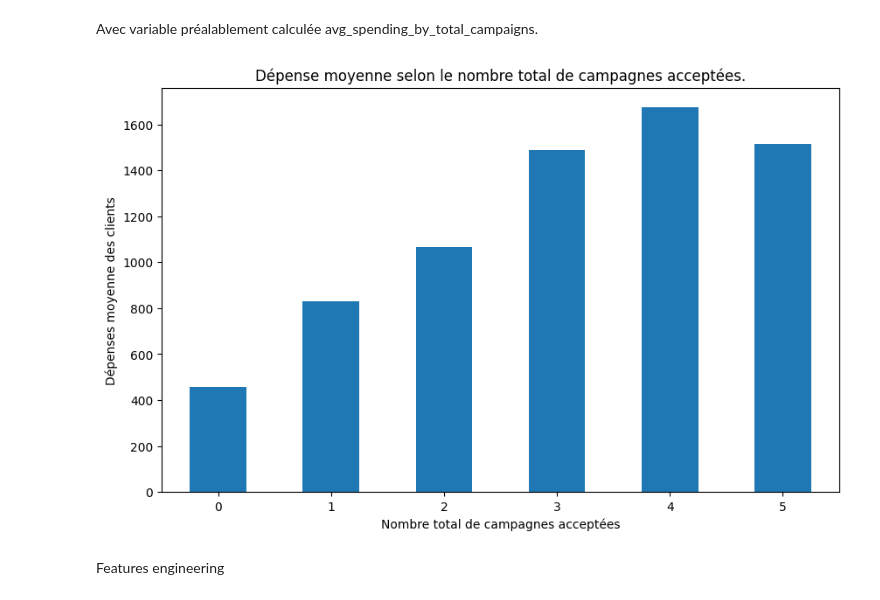
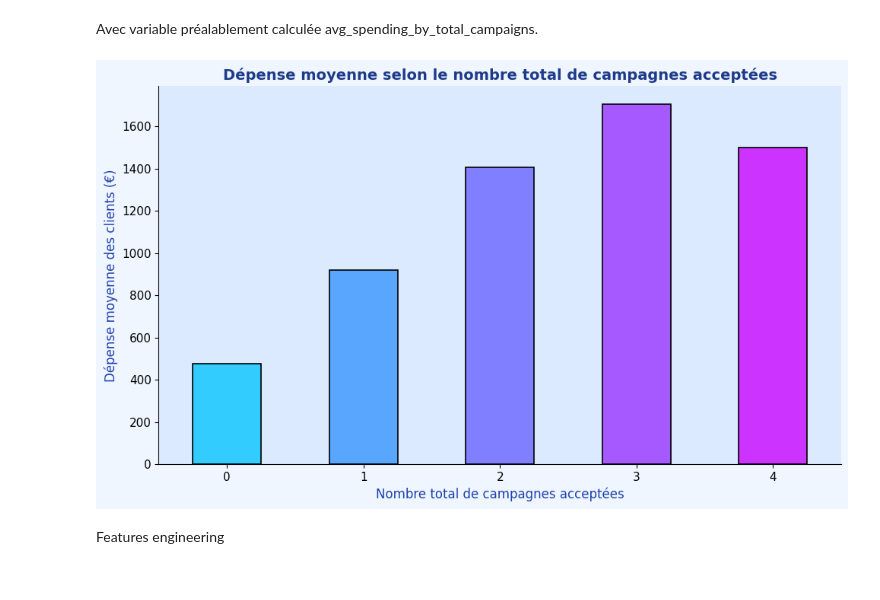
Before and after one commit to YasmineGheddab/Rush4-MSc1, a Jupyter notebook: Sel_rush4_.ipynb, the cells around one changed output. Drawn from its saved outputs; the diff is of its cells as text; code cells hidden in the pictures.

```diff
--- a/Sel_rush4_.ipynb
+++ b/Sel_rush4_.ipynb
@@ -444,16 +492,45 @@ Name: TotalMntSpent, dtype: float64
 ## Visualisation des campagnes acceptées en fonction des dépenses total des clients
 # %% [markdown]
 Avec variable préalablement calculée avg_spending_by_total_campaigns.
-# %%
-plt.figure(figsize=(10, 6))
-avg_spending_by_total_campaigns.plot(kind='bar')
-plt.title("Dépense moyenne selon le nombre total de campagnes acceptées.")
-plt.xlabel("Nombre total de campagnes acceptées")
-plt.ylabel("Dépenses moyenne des clients")
-plt.xticks(rotation=0)
-plt.show()
-# %% [output]
-[figure, removed]
+# %%
+df.rename(columns={'MntGoldProds': 'MntGoldProducts'}, inplace=True)
+df['TotalSpent'] = df['MntWines'] + df['MntFruits'] + df['MntMeatProducts'] + df['MntFishProducts'] + df['MntSweetProducts'] + df['MntGoldProducts']
+df['TotalAcceptedCmp'] = df[['AcceptedCmp1','AcceptedCmp2','AcceptedCmp3','AcceptedCmp4','AcceptedCmp5']].sum(axis=1)
+
+# Calcul de la dépense moyenne par nombre total de campagnes acceptées
+avg_spending_by_total_campaigns = df.groupby('TotalAcceptedCmp')['TotalSpent'].mean()
+
+plt.figure(figsize=(10, 6))
+
+colors = plt.cm.cool(np.linspace(0.2, 0.8, len(avg_spending_by_total_campaigns)))
+
+avg_spending_by_total_campaigns.plot(
+    kind='bar',
+    color=colors,
+    edgecolor='black',
+    linewidth=1.2
+)
+
+plt.title("Dépense moyenne selon le nombre total de campagnes acceptées",
+          fontsize=14, fontweight='bold', color='#1E3A8A')
+plt.xlabel("Nombre total de campagnes acceptées", fontsize=12, color='#1E40AF')
+plt.ylabel("Dépense moyenne des clients (€)", fontsize=12, color='#1E40AF')
+plt.xticks(rotation=0, fontsize=11)
+plt.yticks(fontsize=11)
+
+fig = plt.gcf()
+ax = plt.gca()
+fig.patch.set_facecolor('#EFF6FF')
+ax.set_facecolor('#DBEAFE')
+
+ax.spines['right'].set_visible(False)
+ax.spines['top'].set_visible(False)
+
+plt.tight_layout()
+
+plt.show()
+# %% [output]
+[figure, added]
 # %% [markdown]
 Features engineering
 # %%
```
Also changed, not shown: parts of 3 cells of this notebook.
